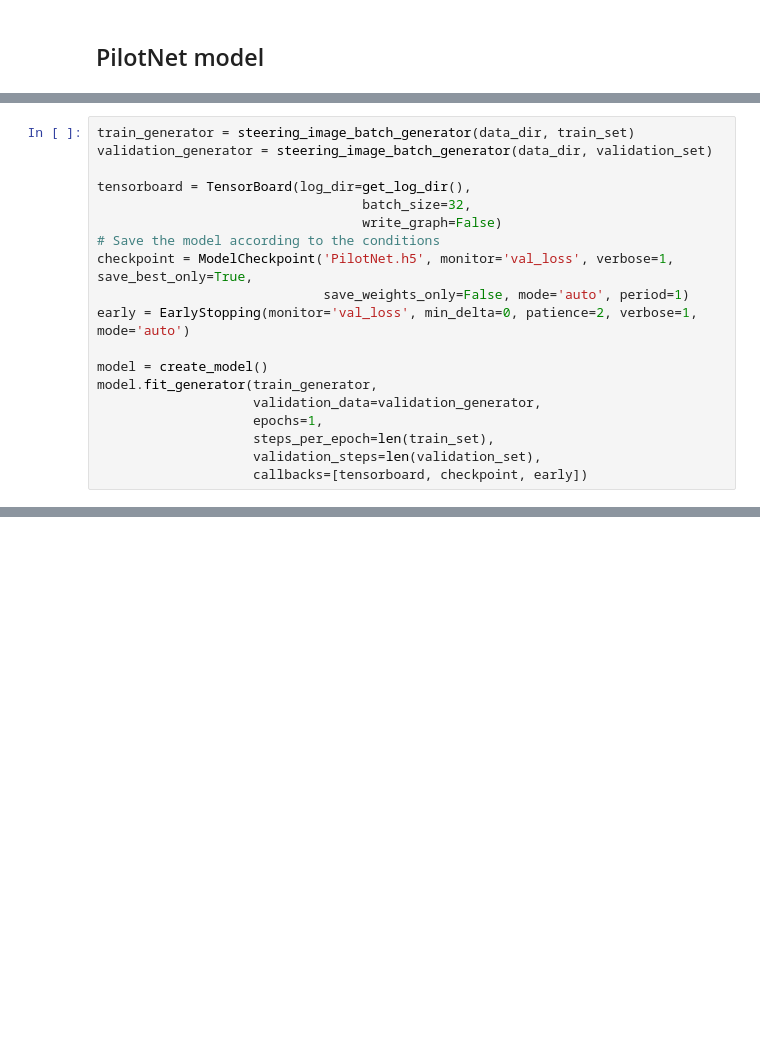
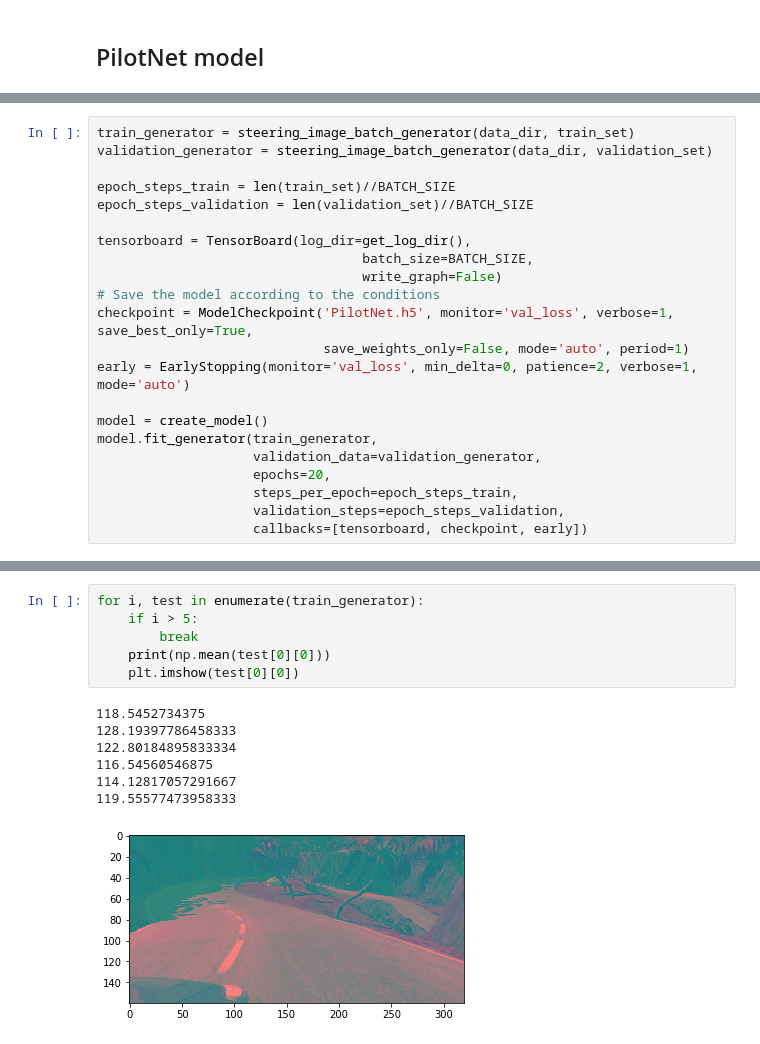
Before and after one commit to Pyrax/CarND-Behavioral-Cloning-P3, a Jupyter notebook: Behavioral_Cloning.ipynb, the cells around one changed output, grey strips where cells are left out. Drawn from its saved outputs; the diff is of its cells as text; blank space fills up the shorter version.

```diff
--- a/Behavioral_Cloning.ipynb
+++ b/Behavioral_Cloning.ipynb
@@ -279,8 +316,11 @@ plt.imshow(intermediate_output[0].astype(np.uint8))
 train_generator = steering_image_batch_generator(data_dir, train_set)
 validation_generator = steering_image_batch_generator(data_dir, validation_set)
 
+epoch_steps_train = len(train_set)//BATCH_SIZE
+epoch_steps_validation = len(validation_set)//BATCH_SIZE
+
 tensorboard = TensorBoard(log_dir=get_log_dir(),
-                                  batch_size=32,
+                                  batch_size=BATCH_SIZE,
                                   write_graph=False)
 # Save the model according to the conditions
 checkpoint = ModelCheckpoint('PilotNet.h5', monitor='val_loss', verbose=1, save_best_only=True,
@@ -290,8 +330,8 @@ early = EarlyStopping(monitor='val_loss', min_delta=0, patience=2, verbose=1, mo
 model = create_model()
 model.fit_generator(train_generator,
                     validation_data=validation_generator,
-                    epochs=1,
-                    steps_per_epoch=len(train_set),
-                    validation_steps=len(validation_set),
+                    epochs=20,
+                    steps_per_epoch=epoch_steps_train,
+                    validation_steps=epoch_steps_validation,
                     callbacks=[tensorboard, checkpoint, early])
 # %% [output]
@@ -302,0 +370,14 @@ Epoch 00001: val_loss improved from inf to 0.01247, saving model to PilotNet.h5
+# %%
+for i, test in enumerate(train_generator):
+    if i > 5:
+        break
+    print(np.mean(test[0][0]))
+    plt.imshow(test[0][0])
+# %% [output]
+118.5452734375
+128.19397786458333
+122.80184895833334
+116.54560546875
+114.12817057291667
+119.55577473958333
+[figure, added]
```
Also changed, not shown: parts of 17 cells of this notebook, 4 other files.
